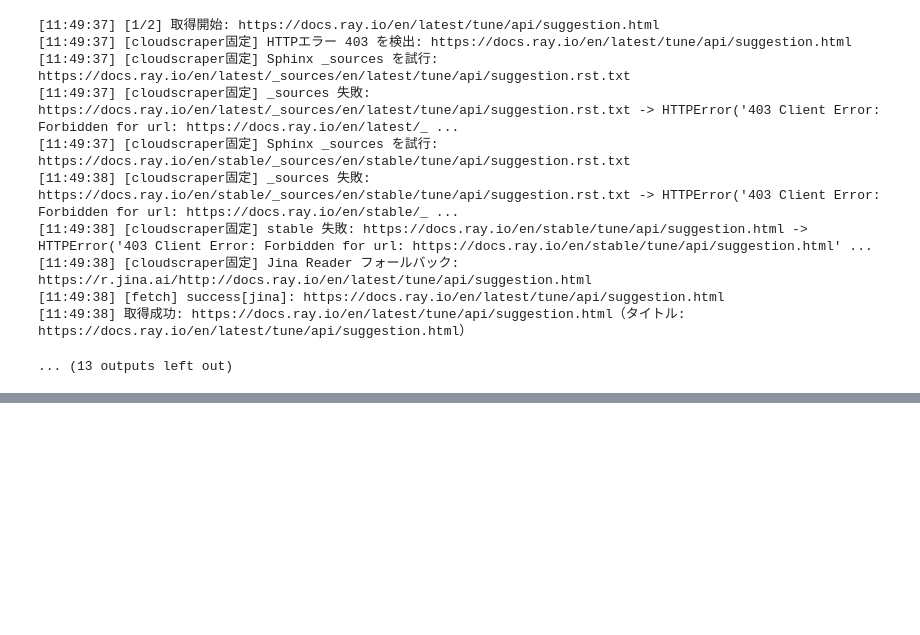
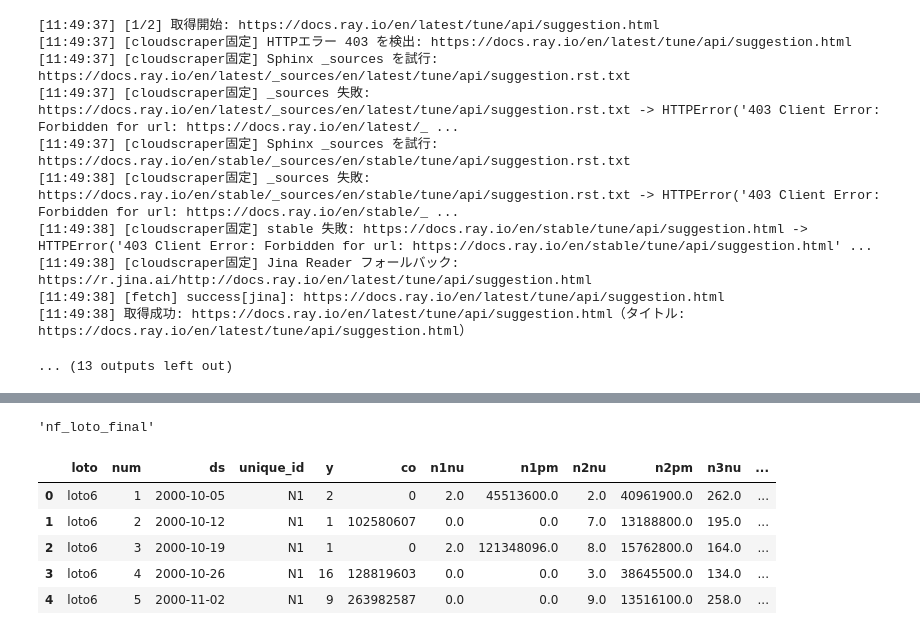
Before and after one commit to arumajirou/test, a Jupyter notebook: test.ipynb, the cells around one changed output, grey strips where cells are left out. Drawn from its saved outputs; the diff is of its cells as text; code cells hidden in the pictures; blank space fills up the shorter version.

```diff
--- a/test.ipynb
+++ b/test.ipynb
@@ -2748,0 +3087,46 @@ print("Ray 出力:", out_ray)
+# %%
+# 依存: pip install psycopg2-binary SQLAlchemy pandas
+from sqlalchemy import create_engine, text
+from urllib.parse import quote_plus
+import pandas as pd
+from db_config import DB_CONFIG, TABLE_PREFIX
+
+def make_url(cfg: dict) -> str:
+    # DB設定のキーゆらぎを吸収（dbname/database/db, user/username など）
+    if "url" in cfg:
+        return cfg["url"]
+    user = cfg.get("user") or cfg.get("username")
+    pwd  = cfg.get("password") or cfg.get("pwd") or cfg.get("pass")
+    host = cfg.get("host", "localhost")
+    port = int(cfg.get("port", 5432))
+    db   = cfg.get("dbname") or cfg.get("database") or cfg.get("db")
+    if not (user and pwd and db):
+        raise ValueError(f"DB設定を確認してください。渡されたキー: {list(cfg.keys())}")
+    return f"postgresql+psycopg2://{quote_plus(user)}:{quote_plus(pwd)}@{host}:{port}/{db}"
+
+engine = create_engine(make_url(DB_CONFIG), pool_pre_ping=True, future=True)
+TABLE  = f"{TABLE_PREFIX}loto_final"
+TABLE
+# %% [output]
+'nf_loto_final'
+# %%
+def fetch_by_loto_unique_id(loto: str, unique_id: str, start: str | None = None, end: str | None = None) -> pd.DataFrame:
+    sql = text(f"""
+        SELECT *
+        FROM {TABLE}
+        WHERE loto = :loto AND unique_id = :uid
+        ORDER BY ds, num
+    """)
+    params = {"loto": loto, "uid": unique_id, "start": start, "end": end}
+    return pd.read_sql(sql, engine, params=params)
+
+# 例: loto6 の N1 を全期間
+df = fetch_by_loto_unique_id("loto6", "N1")
+df.head()
+# %% [output]
+|  | loto | num | ds | unique_id | y | co | n1nu | n1pm | n2nu | n2pm | n3nu | ... |
+| 0 | loto6 | 1 | 2000-10-05 | N1 | 2 | 0 | 2.0 | 45513600.0 | 2.0 | 40961900.0 | 262.0 | ... |
+| 1 | loto6 | 2 | 2000-10-12 | N1 | 1 | 102580607 | 0.0 | 0.0 | 7.0 | 13188800.0 | 195.0 | ... |
+| 2 | loto6 | 3 | 2000-10-19 | N1 | 1 | 0 | 2.0 | 121348096.0 | 8.0 | 15762800.0 | 164.0 | ... |
+| 3 | loto6 | 4 | 2000-10-26 | N1 | 16 | 128819603 | 0.0 | 0.0 | 3.0 | 38645500.0 | 134.0 | ... |
+| 4 | loto6 | 5 | 2000-11-02 | N1 | 9 | 263982587 | 0.0 | 0.0 | 9.0 | 13516100.0 | 258.0 | ... |
```
Also changed, not shown: parts of 12 cells of this notebook, 24 other files.
